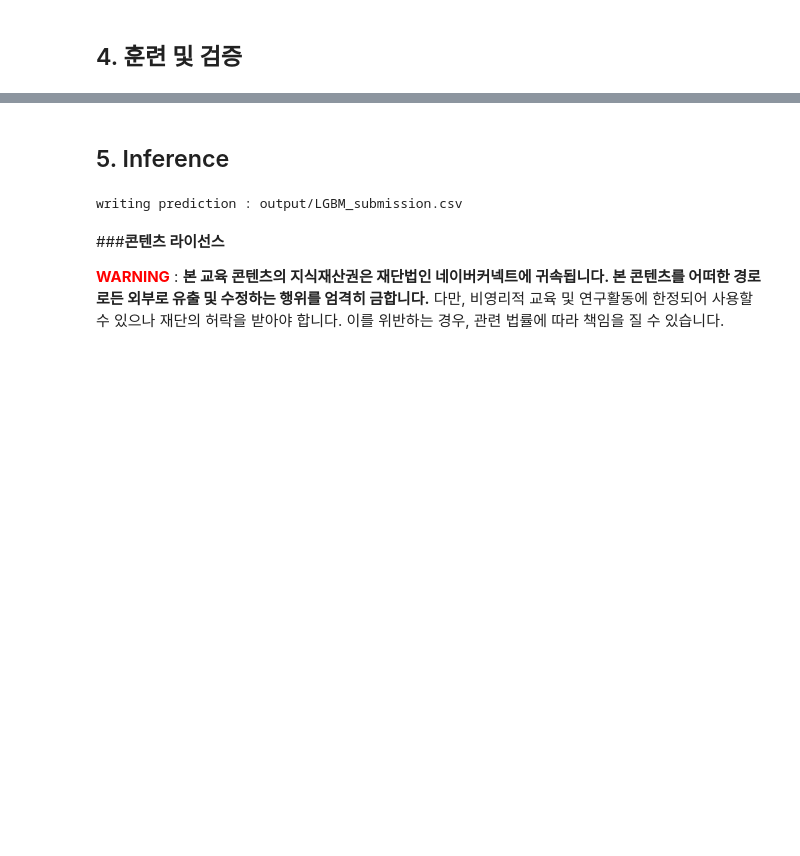
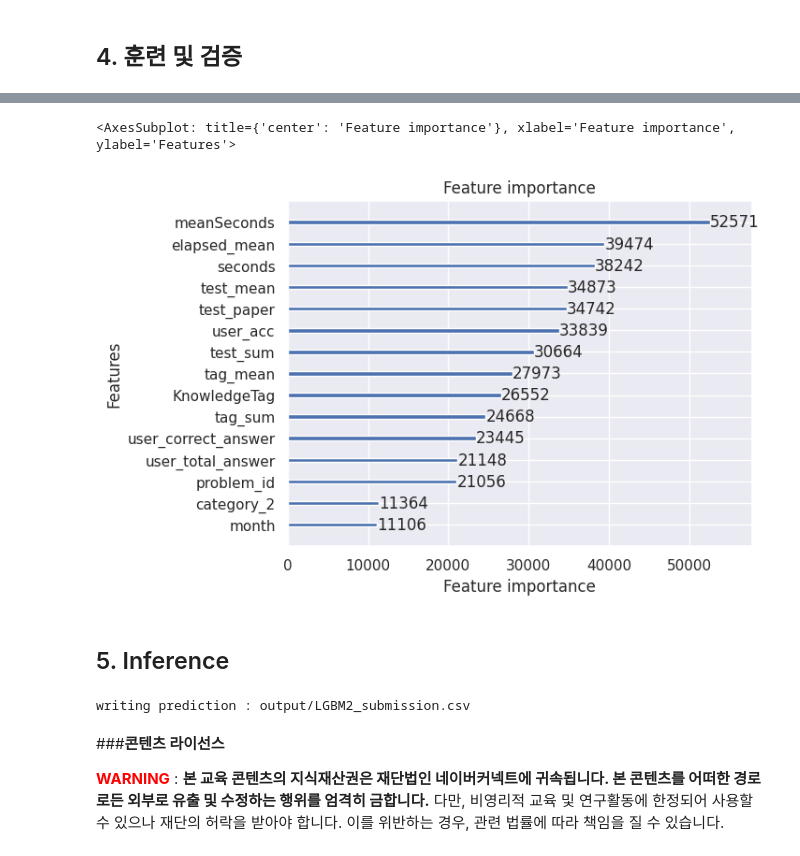
Before and after one commit to boostcampaitech4lv23recsys2/level2_dkt_recsys-level2-recsys-09, a Jupyter notebook: code/EDA/BSS_LGBM_Baseline.ipynb, the cells around one changed output, grey strips where cells are left out. Drawn from its saved outputs; the diff is of its cells as text; code cells hidden in the pictures; blank space fills up the shorter version.

```diff
--- a/code/EDA/BSS_LGBM_Baseline.ipynb
+++ b/code/EDA/BSS_LGBM_Baseline.ipynb
@@ -14,3 +24,3 @@ df = pd.read_csv(csv_file_path)
 # %%
-tmp_df = pd.read_csv(data_dir+'test_data.csv')
+tmp_df = pd.read_csv(data_dir+'test_data.csv', dtype=dtype, parse_dates=['Timestamp'])
 tmp_df = tmp_df[tmp_df['answerCode']!=-1]
@@ -54,5 +95,6 @@ time_groupyby.columns = ['meanSeconds']
 # %%
 def feature_engineering(df):
+    from sklearn import preprocessing
 
     #유저별 시퀀스를 고려하기 위해 아래와 같이 정렬
     # df.sort_values(by=['userID','Timestamp'], inplace=True)
@@ -64,24 +106,36 @@ def feature_engineering(df):
 
     # testId와 KnowledgeTag의 전체 정답률은 한번에 계산
     # 아래 데이터는 제출용 데이터셋에 대해서도 재사용
+    # Tag, test 별 난이도
     correct_t = df.groupby(['testId'])['answerCode'].agg(['mean', 'sum'])
     correct_t.columns = ["test_mean", 'test_sum']
-    correct_k = df.groupby(['KnowledgeTag'])['answerCode'].agg(['mean', 'sum'])
-    correct_k.columns = ["tag_mean", 'tag_sum']
 
-    # KSY data preprocess
+    correct_k = df.groupby(['KnowledgeTag'])['answerCode'].agg(['mean', 'sum', 'std'])
+    correct_k.columns = ["tag_mean", 'tag_sum', 'tag_std']
+
+    df['Timestamp'] = df['Timestamp'].astype(str)
+    df['datetime'] = pd.to_datetime(df['Timestamp'],infer_datetime_format=True)
+    df['seconds'] = df['datetime'].apply(lambda x: x.timestamp())
+    diff = df.loc[:,['userID','seconds']].groupby('userID').diff(periods=-1)
+    df['seconds'] = diff['seconds'].apply(abs)
+
+    time_groupyby = df.groupby(['answerCode','assessmentItemID']).agg({'seconds': minsum})
+    time_groupyby = time_groupyby.loc[1].sort_values(by='seconds')
+
+    time_groupyby.loc['A050001007'] = 1000
+    time_groupyby.columns = ['meanSeconds']
+
     df['month'] = df['Timestamp'].str[5:7].astype(int)
     df['category_2'] = df['assessmentItemID'].str[2].astype(int)
     df['test_paper'] = df['assessmentItemID'].str[4:7].astype(int)
     df['problem_id'] = df['assessmentItemID'].str[-3:].astype(int)
 
-
-
     df = pd.merge(df, correct_t, on=['testId'], how="left")
     df = pd.merge(df, correct_k, on=['KnowledgeTag'], how="left")
     df = pd.merge(df, time_groupyby, on=['assessmentItemID'], how='left')
-    # BSS data preprocess
 
+    # 결측치 처리
+    df = df.fillna(0)
 
     return df
 # %%
@@ -126,10 +172,13 @@ def custom_train_test_split(df, ratio=0.7, split=True):
 train, test = custom_train_test_split(df)
 
 # 사용할 Feature 설정
-FEATS = ['KnowledgeTag', 'user_correct_answer', 'user_total_answer',
-         'user_acc', 'test_mean', 'test_sum', 'tag_mean','tag_sum','month','category_2','test_paper','problem_id','meanSeconds']
-
-# X, y 값 분리
+FEATS = [
+       'KnowledgeTag', 'seconds', 'user_correct_answer',
+       'user_total_answer', 'user_acc', 'month', 'category_2', 'test_paper',
+       'problem_id', 'test_mean', 'test_sum', 'tag_mean', 'tag_sum',
+       'elapsed_mean',  'meanSeconds']
+#  'elapsed', 'elapsed_sum'
+# X, y 값 분리'
 y_train = train['answerCode']
 train = train.drop(['answerCode'], axis=1)
 
@@ -185,6 +265,10 @@ VALID AUC : 0.7308391135767789 ACC : 0.6684563758389261
 # %%
 # INSTALL MATPLOTLIB IN ADVANCE
-# _ = lgb.plot_importance(model)
+_ = lgb.plot_importance(model)
+_
+# %% [output]
+<AxesSubplot: title={'center': 'Feature importance'}, xlabel='Feature importance', ylabel='Features'>
+[figure, added]
 # %% [markdown]
 ## 5. Inference
 # %%
@@ -207,7 +291,7 @@ total_preds = model.predict(test_df[FEATS])
 # %%
 # SAVE OUTPUT
 output_dir = 'output/'
-write_path = os.path.join(output_dir, "LGBM_submission.csv")
+write_path = os.path.join(output_dir, "LGBM2_submission.csv")
 if not os.path.exists(output_dir):
     os.makedirs(output_dir)
 with open(write_path, 'w', encoding='utf8') as w:
@@ -216,7 +300,7 @@ with open(write_path, 'w', encoding='utf8') as w:
     for id, p in enumerate(total_preds):
         w.write('{},{}\n'.format(id,p))
 # %% [output]
-writing prediction : output/LGBM_submission.csv
+writing prediction : output/LGBM2_submission.csv
 # %% [markdown]
 ###**콘텐츠 라이선스**
 
```
Also changed, not shown: parts of 12 cells of this notebook, 1 other file.
